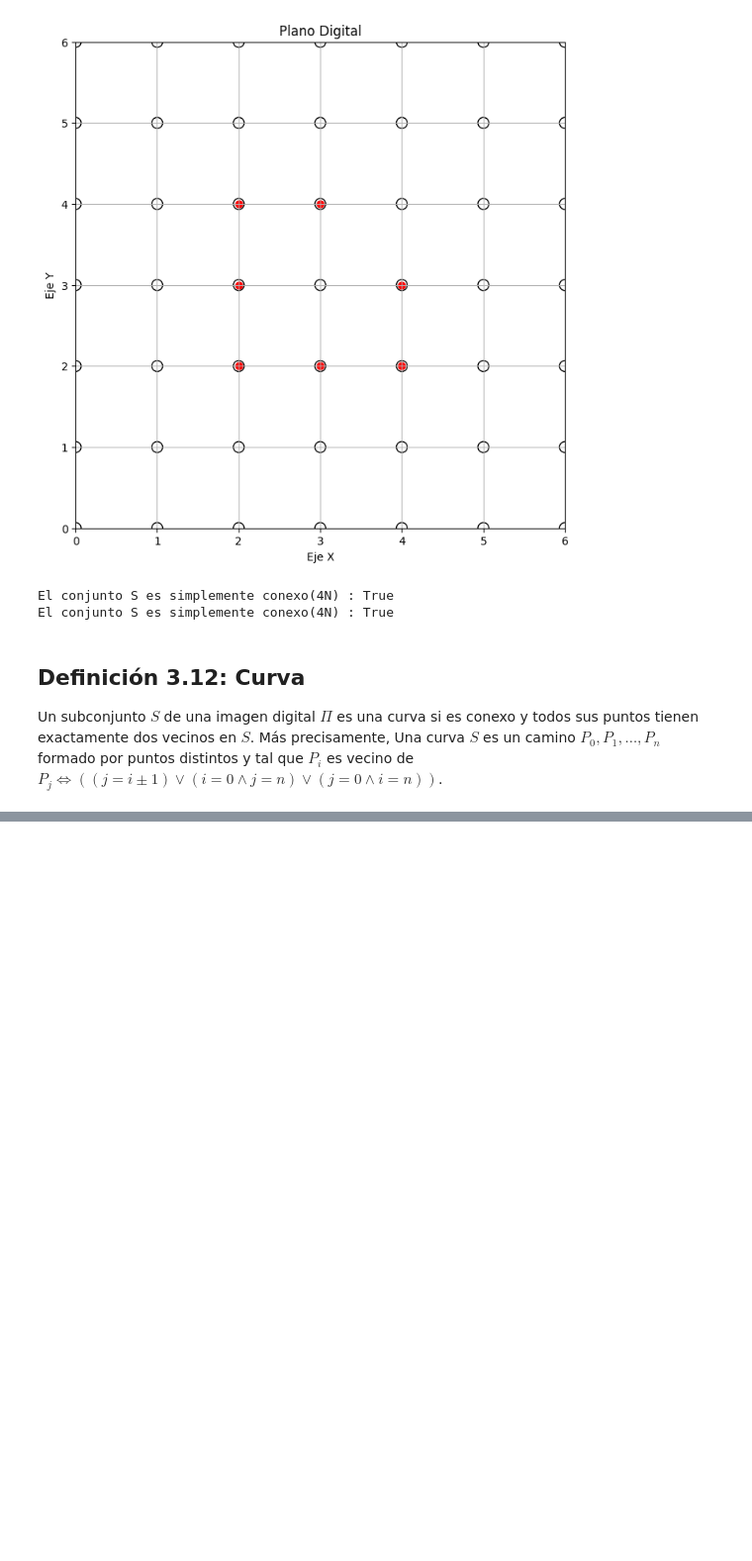
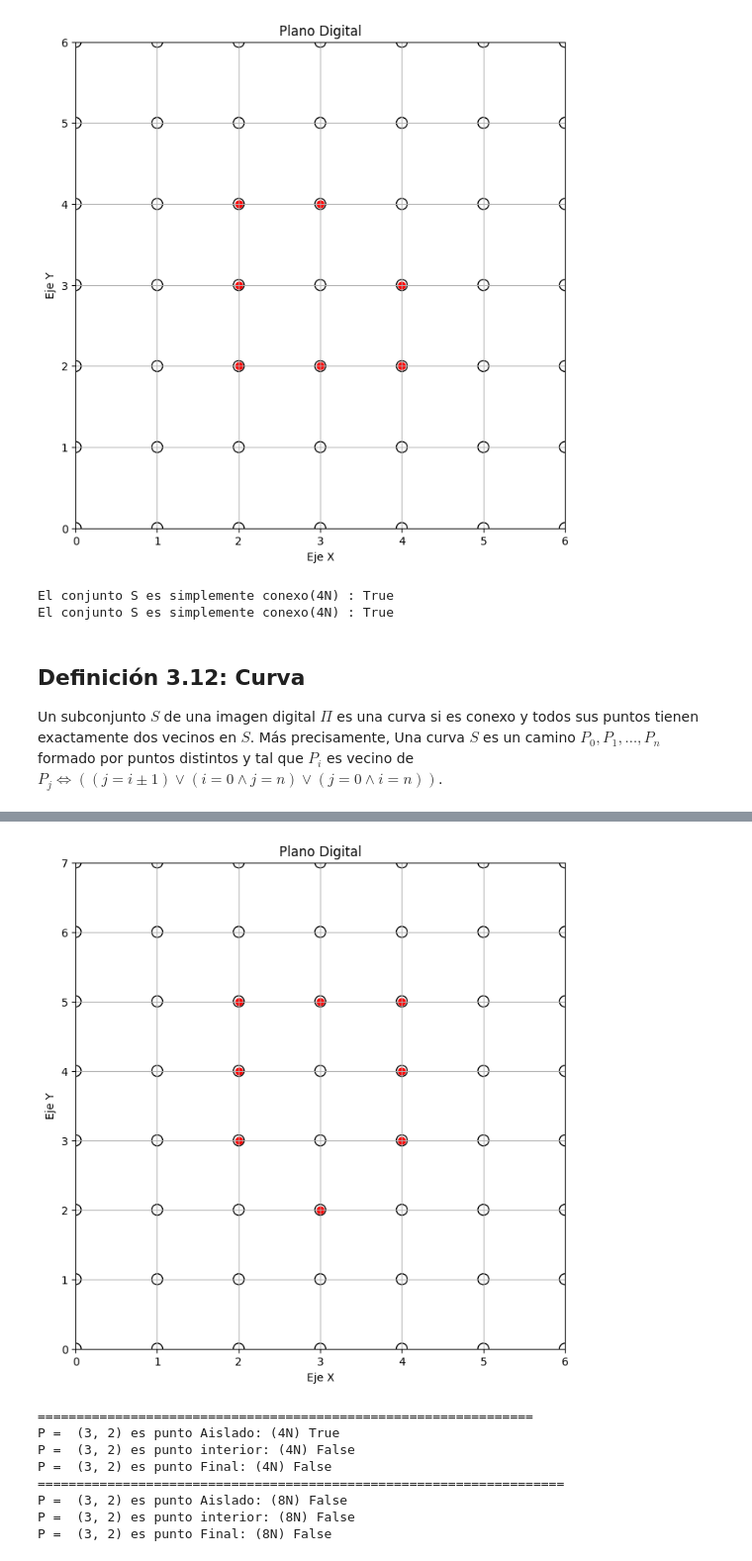
Before and after one commit to inward481/Topologia-digital, a Jupyter notebook: bases datos topologia/TopologiaDigital.ipynb, the cells around one changed output, grey strips where cells are left out. Shown at 99% size. Cells and saved outputs as stored; diff of their text form; code cells hidden in the pictures; blank space fills up the shorter version.

```diff
--- a/bases datos topologia/TopologiaDigital.ipynb
+++ b/bases datos topologia/TopologiaDigital.ipynb
@@ -1125,0 +1353,62 @@ $P_{i}$ es vecino de $P_{j} ⇔ ( ( j = i ± 1 ) ∨ ( i = 0 ∧ j = n) ∨ ( j
+# %%
+
+def es_puntoAislado(conjuntoS, punto, tipo="4N"):
+    #verificar si el punto esta en S
+    if punto in conjuntoS:
+        #encontrando vecinos de puno
+        vecinosPunto = set(vecindad(punto, tipo))-{punto}
+
+        #se escoge cada uno de los vecinos y se verifica si esta en S
+        for vecino in vecinosPunto:
+            if vecino in conjuntoS:
+                return False
+        return True
+    return None
+
+def es_puntoInterior(conjuntoS, punto, tipo = "4N"):
+    if punto in conjuntoS:
+        vecinosPunto = set(vecindad(punto , "8N"))-{punto}
+        if vecinosPunto.issubset(conjuntoS):
+            return True
+        return False
+    return None
+
+def es_puntoFinal(conjuntoS, punto, tipo="4N"):
+    if punto in conjuntoS:
+        vecinosPunto = set(vecindad(punto, tipo)) - {punto}
+        count = 0
+
+        for vecino in vecinosPunto:
+            if vecino in conjuntoS:
+                count += 1
+                if count == 2:
+                    return False  # Si hay más de un vecino en conjuntoS, no es punto fina
+
+        if count == 1:
+            return True  # Si llegamos aquí, el punto tiene 1 vecino en conjuntoS, es punto final
+        return False
+    return None  # Si el punto no está en conjuntoS, no podemos determinar si es punto final
+
+
+if __name__ == "__main__":
+    S = {(2, 3), (2, 4), (2, 5), (3, 5), (4, 5), (4, 4), (4, 3), (3, 2)}
+    graficarPlanoDigital(S)
+    P = (3,2)
+    print("================================================================")
+    print("P = ", P, "es punto Aislado: (4N)", es_puntoAislado(S, P, "4N"))
+    print("P = ", P, "es punto interior: (4N)", es_puntoInterior(S, P, "4N"))
+    print("P = ", P, "es punto Final: (4N)", es_puntoFinal(S, P, "4N"))
+    print("====================================================================")
+    print("P = ", P, "es punto Aislado: (8N)", es_puntoAislado(S, P, "8N"))
+    print("P = ", P, "es punto interior: (8N)", es_puntoInterior(S, P, "8N"))
+    print("P = ", P, "es punto Final: (8N)", es_puntoFinal(S, P, "8N"))
+# %% [output]
+[figure, added]
+================================================================
+P =  (3, 2) es punto Aislado: (4N) True
+P =  (3, 2) es punto interior: (4N) False
+P =  (3, 2) es punto Final: (4N) False
+====================================================================
+P =  (3, 2) es punto Aislado: (8N) False
+P =  (3, 2) es punto interior: (8N) False
+P =  (3, 2) es punto Final: (8N) False
```
Also changed, not shown: parts of 18 cells of this notebook, 13 other files.
